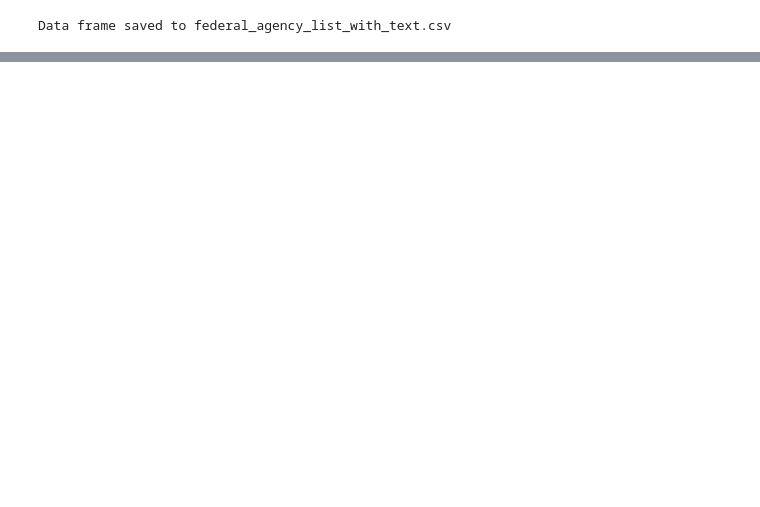
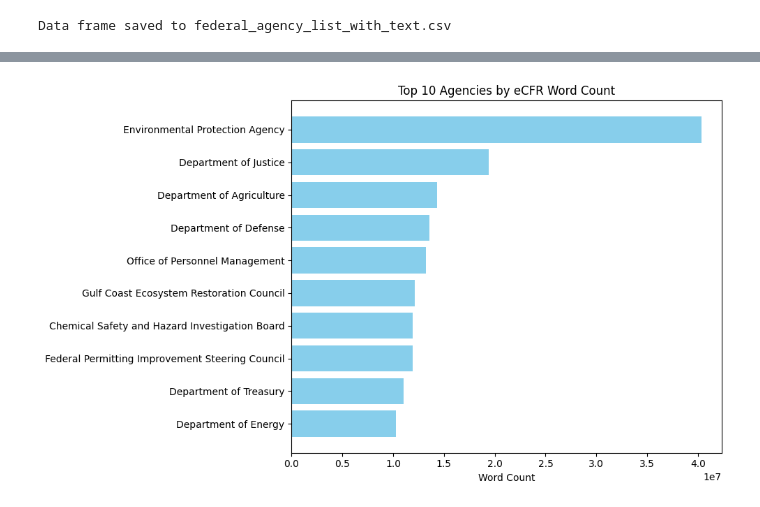
Before and after one commit to bkaewell/doge, a Jupyter notebook: federal_regulations_insights.ipynb, the cells around one changed output, grey strips where cells are left out. Cells and saved outputs as stored; diff of their text form; code cells hidden in the pictures; blank space fills up the shorter version.

Commit message:
Compute word count of the regulation text per agency and plot it

```diff
--- a/federal_regulations_insights.ipynb
+++ b/federal_regulations_insights.ipynb
@@ -252,3 +252,6 @@ Saved Court Services and Offender Supervision Agency for the District of Columbi
 Saved Defense Nuclear Facilities Safety Board data to federal_agency_texts/Defense_Nuclear_Facilities_Safety_Board.csv
 Saved Department of Defense data to federal_agency_texts/Department_of_Defense.csv
 ... [truncated for Git preview]
+# %%
+# Compute word count for each row's text_content
+results_df['word_count'] = results_df['text_content'].apply(lambda text: len(str(text).split()))
@@ -254,0 +273,15 @@ Saved Department of Defense data to federal_agency_texts/Department_of_Defense.c
+# %%
+import matplotlib.pyplot as plt
+
+# --- Plot: Top 10 Agencies by Word Count ---
+top10 = results_df.nlargest(10, 'word_count')
+
+plt.figure(figsize=(10, 6))
+plt.barh(top10['name'], top10['word_count'], color='skyblue')
+plt.xlabel('Word Count')
+plt.title('Top 10 Agencies by eCFR Word Count')
+plt.gca().invert_yaxis()  # Most words at top
+plt.tight_layout()
+plt.show()
+# %% [output]
+[figure, added]
```
Also changed, not shown: parts of 2 cells of this notebook.
